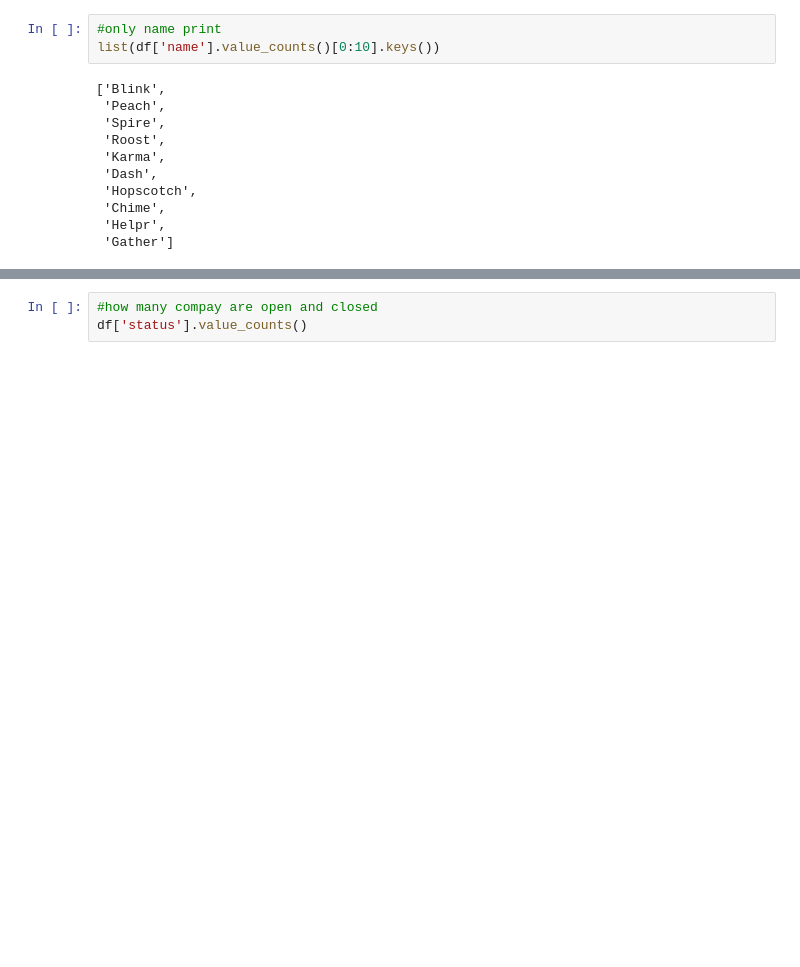
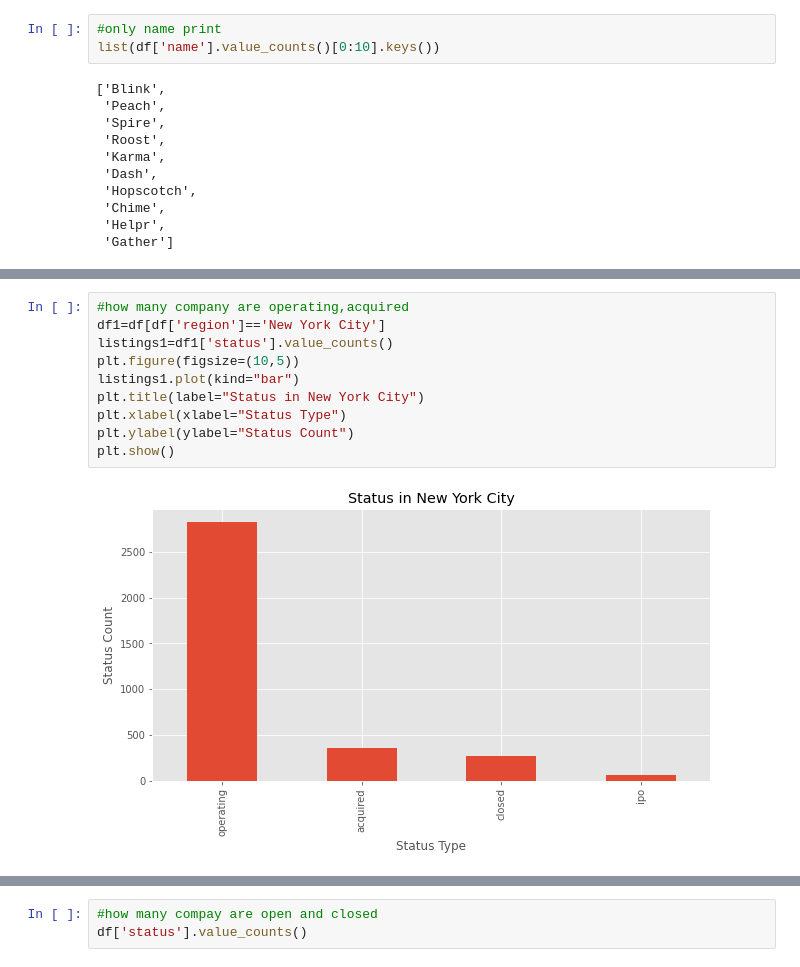
Before and after one commit to Sambhaji6529/Company_EDA-Project, a Jupyter notebook: Company_EDA.ipynb, the cells around one changed output, grey strips where cells are left out. Saved outputs shown, nothing was run; the diff lists cells and outputs as text; blank space fills up the shorter version.

```diff
--- a/Company_EDA.ipynb
+++ b/Company_EDA.ipynb
@@ -131,0 +261,12 @@ plt.show()
+# %%
+#how many company are operating,acquired
+df1=df[df['region']=='New York City']
+listings1=df1['status'].value_counts()
+plt.figure(figsize=(10,5))
+listings1.plot(kind="bar")
+plt.title(label="Status in New York City")
+plt.xlabel(xlabel="Status Type")
+plt.ylabel(ylabel="Status Count")
+plt.show()
+# %% [output]
+[figure, added]
```
Also changed, not shown: parts of 52 cells of this notebook.
